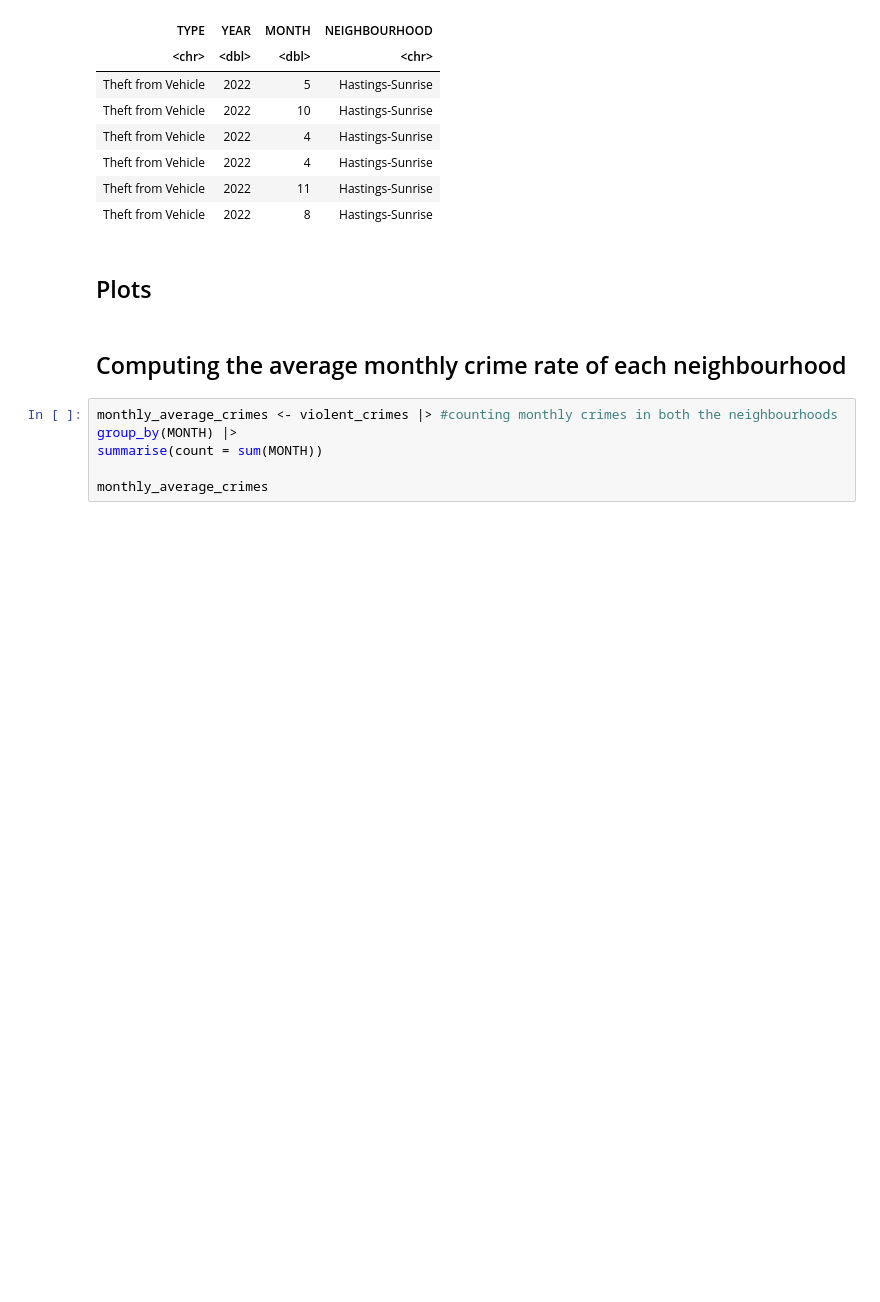
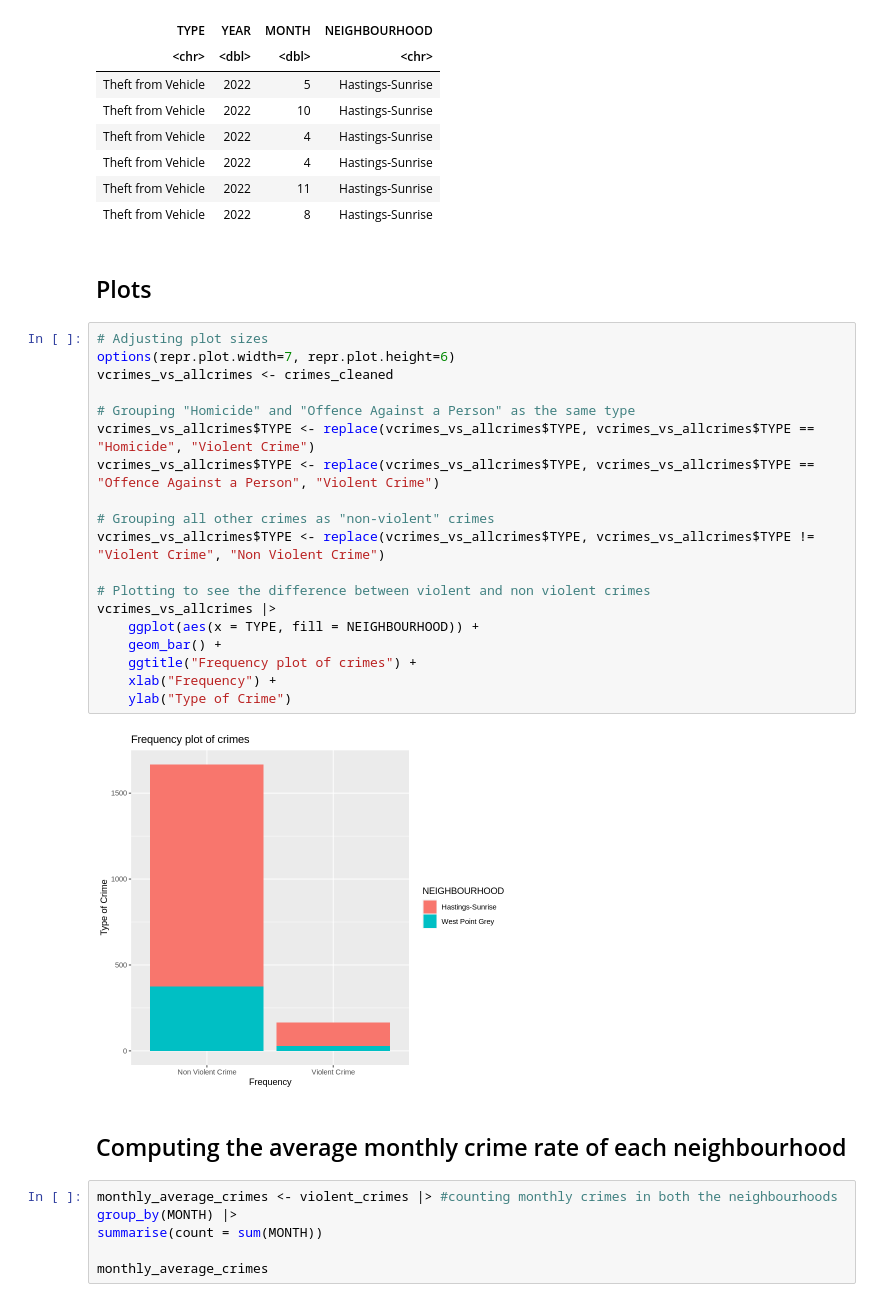
Before and after one commit to Carson-Lu/stat201project-Group27, a Jupyter notebook: proposal.ipynb, the cells around one changed output. Saved outputs shown, nothing was run; the diff lists cells and outputs as text; blank space fills up the shorter version.

Commit message:
Plot completed and added introduction

```diff
--- a/proposal.ipynb
+++ b/proposal.ipynb
@@ -123,6 +154,27 @@ A tibble: 6 × 4
 | Theft from Vehicle | 2022 | 8 | Hastings-Sunrise |
 # %% [markdown]
 ## Plots
+# %%
+# Adjusting plot sizes
+options(repr.plot.width=7, repr.plot.height=6)
+vcrimes_vs_allcrimes <- crimes_cleaned
+
+# Grouping "Homicide" and "Offence Against a Person" as the same type
+vcrimes_vs_allcrimes$TYPE <- replace(vcrimes_vs_allcrimes$TYPE, vcrimes_vs_allcrimes$TYPE == "Homicide", "Violent Crime")
+vcrimes_vs_allcrimes$TYPE <- replace(vcrimes_vs_allcrimes$TYPE, vcrimes_vs_allcrimes$TYPE == "Offence Against a Person", "Violent Crime")
+
+# Grouping all other crimes as "non-violent" crimes
+vcrimes_vs_allcrimes$TYPE <- replace(vcrimes_vs_allcrimes$TYPE, vcrimes_vs_allcrimes$TYPE != "Violent Crime", "Non Violent Crime")
+
+# Plotting to see the difference between violent and non violent crimes
+vcrimes_vs_allcrimes |>
+    ggplot(aes(x = TYPE, fill = NEIGHBOURHOOD)) +
+    geom_bar() +
+    ggtitle("Frequency plot of crimes") +
+    xlab("Frequency") +
+    ylab("Type of Crime")
+# %% [output]
+[figure, added]
 # %% [markdown]
 ## Computing the average monthly crime rate of each neighbourhood
 # %%
```
Also changed, not shown: parts of 3 cells of this notebook.
